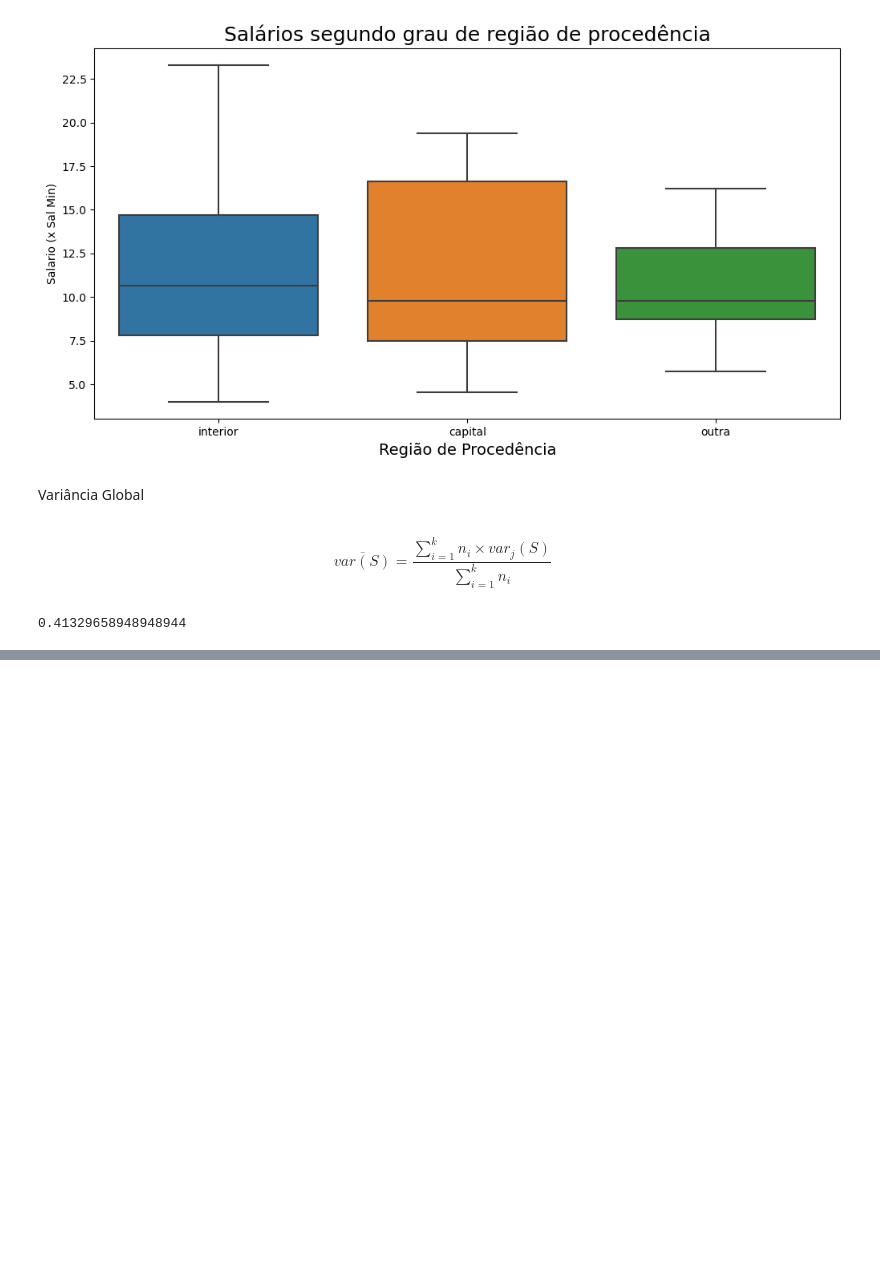
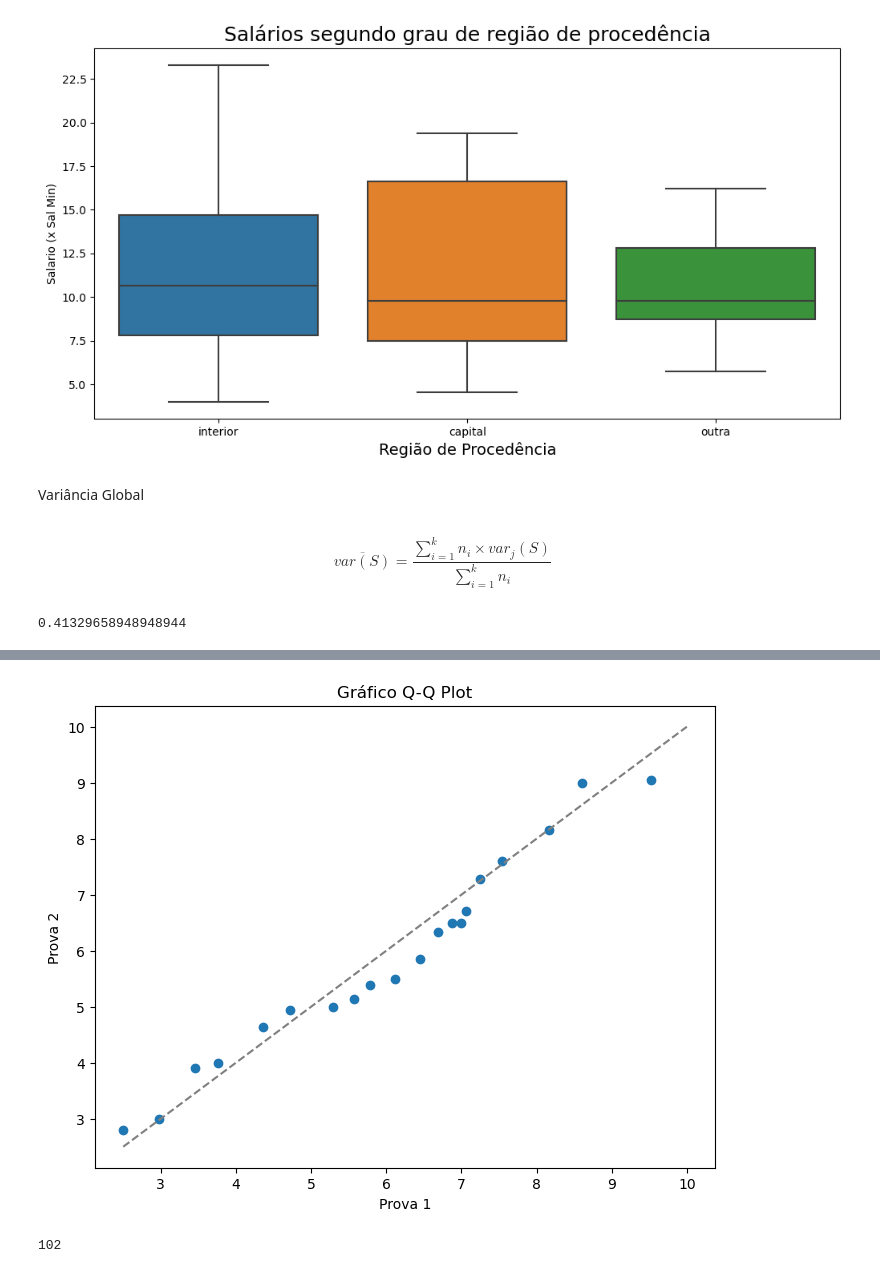
Before and after one commit to BrunoOlivei/estatistica, a Jupyter notebook: Estatística Básica/4_analise_bidimensional.ipynb, the cells around one changed output, grey strips where cells are left out. Cells and saved outputs as stored; diff of their text form; code cells hidden in the pictures; blank space fills up the shorter version.

Commit message:
Gráficos q-q

```diff
--- a/Estatística Básica/4_analise_bidimensional.ipynb
+++ b/Estatística Básica/4_analise_bidimensional.ipynb
@@ -418,0 +471,29 @@ R2
+# %%
+import matplotlib.pyplot as plt
+import numpy as np
+
+prova_1 = [8.5, 3.5, 7.2, 5.5, 9.5, 7.0, 4.8, 6.6, 2.5, 7.0, 7.4, 5.6, 6.3, 3.0, 8.1, 3.8, 6.8, 10.0, 4.5, 5.9]
+prova_2 = [8.0, 2.8, 6.5, 6.2, 9.0, 7.5, 5.2, 7.2, 4.0, 4.8, 6.5, 5.0, 6.5, 3.0, 9.0, 4.0, 5.5, 10.0, 5.5, 5.0]
+
+# Ordenar os dados em ordem crescente
+prova_1.sort()
+prova_2.sort()
+
+# Calcular os quantis
+quantis_1 = np.arange(0, 1, 1/len(prova_1))
+quantis_2 = np.arange(0, 1, 1/len(prova_2))
+
+# Gerar o gráfico Q-Q plot
+plt.figure(figsize=(8, 6))
+plt.scatter(np.quantile(prova_1, quantis_1), np.quantile(prova_2, quantis_2))
+plt.plot([2.5, 10], [2.5, 10], '--', color='gray')  # Identity line
+plt.xlabel('Prova 1')
+plt.ylabel('Prova 2')
+plt.title('Gráfico Q-Q Plot')
+plt.show()
+# %% [output]
+[figure, added]
+# %%
+max([max(A), max(B)])
+# %% [output]
+102
```
Also changed, not shown: parts of 7 cells of this notebook, 3 other files.
